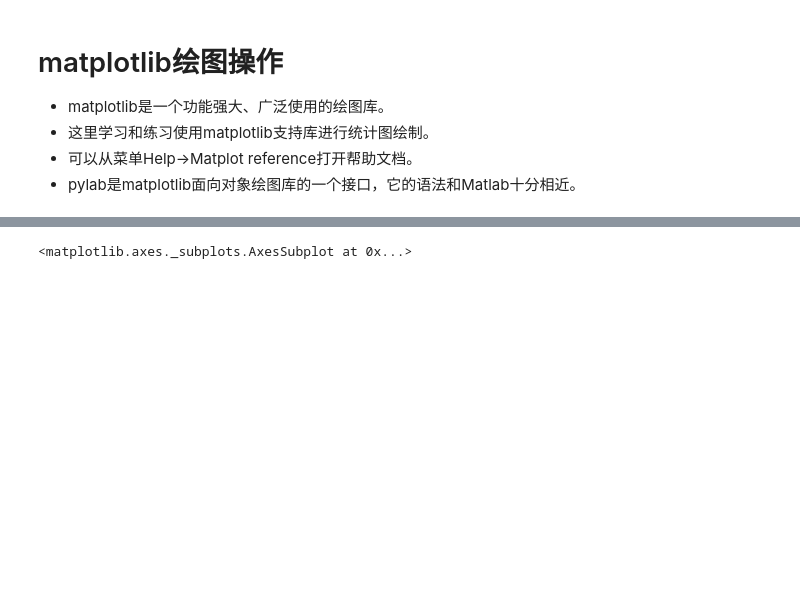
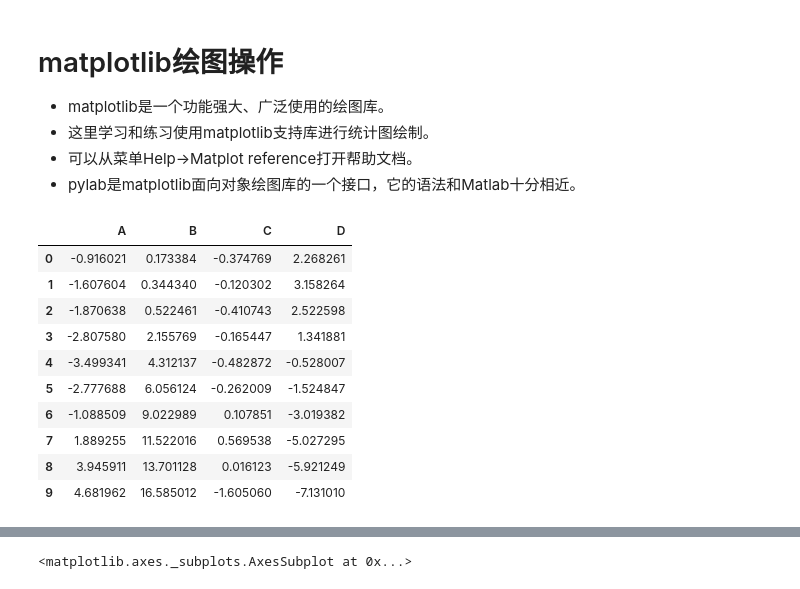
Before and after one commit to databooks/databook, a Jupyter notebook: quickstart/04-pymatplot.ipynb, the cells around one changed output, grey strips where cells are left out. Drawn from its saved outputs; the diff is of its cells as text; code cells hidden in the pictures; blank space fills up the shorter version.

```diff
--- a/quickstart/04-pymatplot.ipynb
+++ b/quickstart/04-pymatplot.ipynb
@@ -15,0 +15,14 @@ df=df.cumsum()
+# %%
+df.head(10)
+# %% [output]
+|  | A | B | C | D |
+| 0 | -0.916021 | 0.173384 | -0.374769 | 2.268261 |
+| 1 | -1.607604 | 0.344340 | -0.120302 | 3.158264 |
+| 2 | -1.870638 | 0.522461 | -0.410743 | 2.522598 |
+| 3 | -2.807580 | 2.155769 | -0.165447 | 1.341881 |
+| 4 | -3.499341 | 4.312137 | -0.482872 | -0.528007 |
+| 5 | -2.777688 | 6.056124 | -0.262009 | -1.524847 |
+| 6 | -1.088509 | 9.022989 | 0.107851 | -3.019382 |
+| 7 | 1.889255 | 11.522016 | 0.569538 | -5.027295 |
+| 8 | 3.945911 | 13.701128 | 0.016123 | -5.921249 |
+| 9 | 4.681962 | 16.585012 | -1.605060 | -7.131010 |
```
Also changed, not shown: parts of 3 cells of this notebook, 6 other files.
